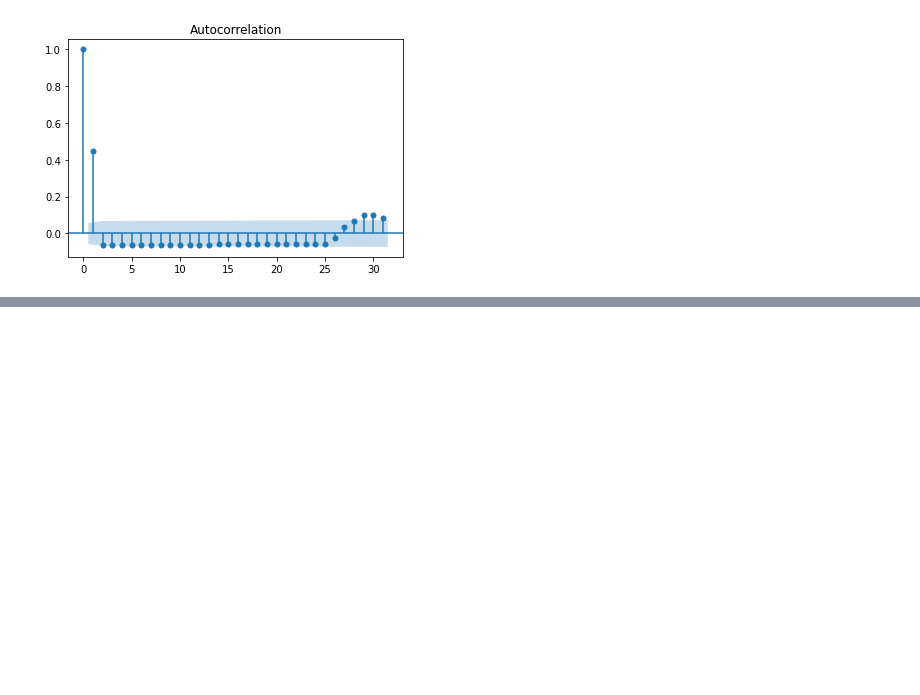
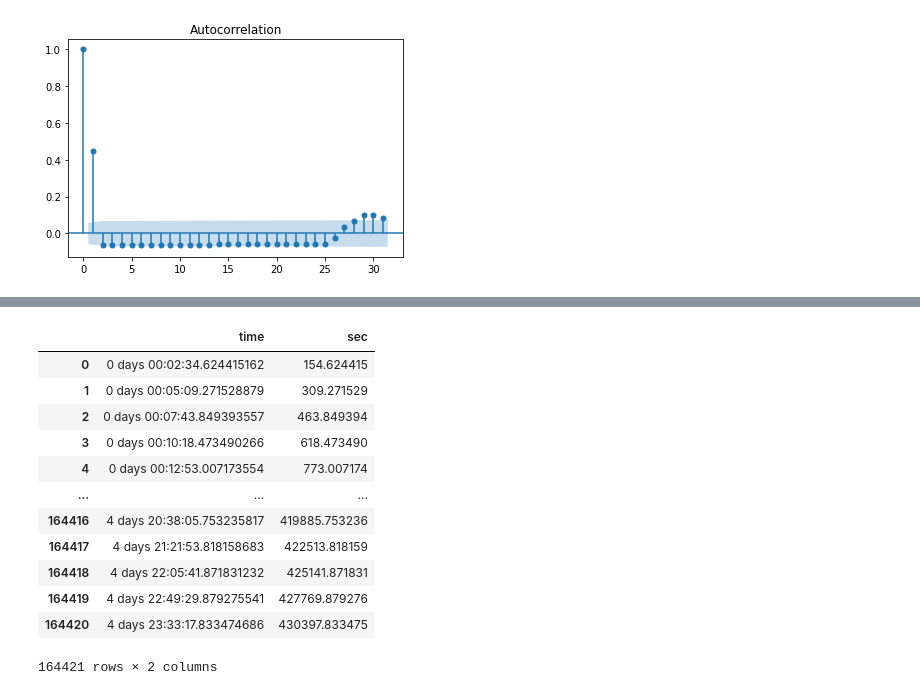
Before and after one commit to jonnor/machinehearing, a Jupyter notebook: geekleml2021/Untitled.ipynb, the cells around one changed output, grey strips where cells are left out. Cells and saved outputs as stored; diff of their text form; code cells hidden in the pictures; blank space fills up the shorter version.

```diff
--- a/geekleml2021/Untitled.ipynb
+++ b/geekleml2021/Untitled.ipynb
@@ -394,0 +414,45 @@ Text(72000000000000.0, 0.3, 'Min=0.3')
+# %%
+def generate_events(distances, variation=0.05):
+    times = []
+
+    starts = distances.index
+    ends = distances.shift().index
+    dists = distances
+
+
+
+    current = 0.0
+    for start, end, dist in zip(starts, ends, dists):
+        #print(start, end, dist)
+
+        while (current < end.total_seconds()):
+            # TODO: use linear interpolation to compute dist
+
+            d = dist + numpy.random.normal(0.0, variation)
+            #print(current, d)
+            current += d
+
+            t = pandas.to_timedelta(current, unit='s')
+            times.append(t)
+
+    df = pandas.Series(times, name='time').to_frame()
+    return df
+
+
+ee = generate_events(time_between[time_between != numpy.inf])
+ee['sec'] = ee['time'].dt.total_seconds()
+ee
+# %% [output]
+|  | time | sec |
+| 0 | 0 days 00:02:34.624415162 | 154.624415 |
+| 1 | 0 days 00:05:09.271528879 | 309.271529 |
+| 2 | 0 days 00:07:43.849393557 | 463.849394 |
+| 3 | 0 days 00:10:18.473490266 | 618.473490 |
+| 4 | 0 days 00:12:53.007173554 | 773.007174 |
+| ... | ... | ... |
+| 164416 | 4 days 20:38:05.753235817 | 419885.753236 |
+| 164417 | 4 days 21:21:53.818158683 | 422513.818159 |
+| 164418 | 4 days 22:05:41.871831232 | 425141.871831 |
+| 164419 | 4 days 22:49:29.879275541 | 427769.879276 |
+| 164420 | 4 days 23:33:17.833474686 | 430397.833475 |
+164421 rows × 2 columns
```
Also changed, not shown: parts of 4 cells of this notebook.
